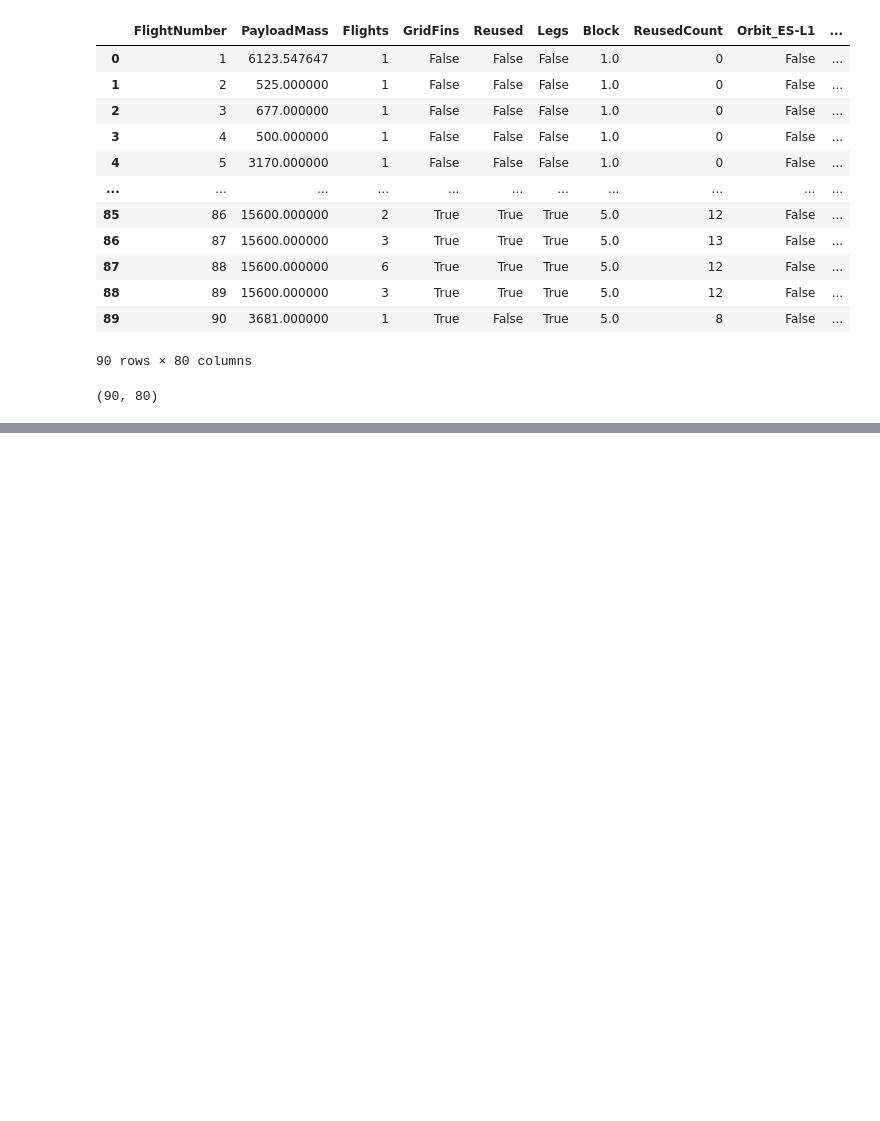
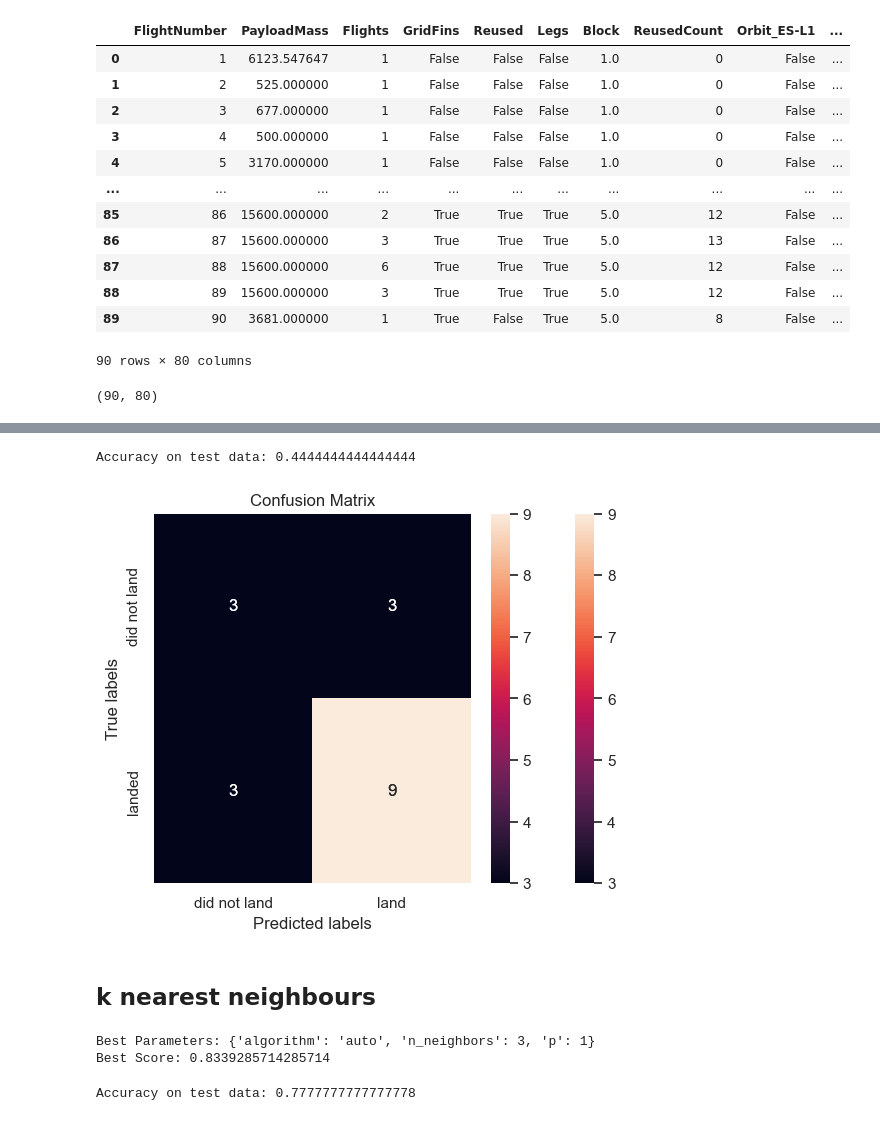
Before and after one commit to Bamwesigye-Calvin-Kiiza/SpaceX-data-science, a Jupyter notebook: space x data science .ipynb, the cells around one changed output, grey strips where cells are left out. Saved outputs shown, nothing was run; the diff lists cells and outputs as text; code cells hidden in the pictures; blank space fills up the shorter version.

```diff
--- a/space x data science .ipynb
+++ b/space x data science .ipynb
@@ -575,0 +989,25 @@ features_one_hot.to_csv('dataset_part_3.csv', index=False)
+# %%
+tree = DecisionTreeClassifier()
+
+
+parameters = {
+    'criterion': ['gini', 'entropy'],
+    'splitter': ['best', 'random'],
+    'max_depth': [2*n for n in range(1, 10)],
+    'max_features': ['auto', 'sqrt'],
+    'min_samples_leaf': [1, 2, 4],
+    'min_samples_split': [2, 5, 10]
+}
+
+# Create a GridSearchCV object
+tree_cv = GridSearchCV(tree, parameters, cv=10)  # cv=10 specifies 10-fold cross-validation
+
+# Fit the GridSearchCV object to the data to find the best parameters
+tree_cv.fit(x_train, y_train)  # Replace X_train and y_train with your training data
+
+# Get the best parameters and the best score
+best_params = tree_cv.best_params_
+best_score = tree_cv.best_score_
+
+print("Best Parameters:", best_params)
+print("Best Score:", best_score)
@@ -575,0 +1034,44 @@ features_one_hot.to_csv('dataset_part_3.csv', index=False)
+# %%
+accuracy = tree_cv.score(x_test, y_test)
+
+print("Accuracy on test data:", accuracy)
+# %% [output]
+Accuracy on test data: 0.4444444444444444
+# %%
+yhat = tree_cv.predict(x_test)
+plot_conf_mat(y_test,yhat)
+# %% [output]
+[figure, added]
+# %% [markdown]
+## k nearest neighbours
+# %%
+KNN = KNeighborsClassifier()
+
+# Define the parameter grid
+parameters = {
+    'n_neighbors': [1, 2, 3, 4, 5, 6, 7, 8, 9, 10],
+    'algorithm': ['auto', 'ball_tree', 'kd_tree', 'brute'],
+    'p': [1, 2]
+}
+
+# Create a GridSearchCV object
+knn_cv = GridSearchCV(KNN, parameters, cv=10)  # cv=10 specifies 10-fold cross-validation
+
+# Fit the GridSearchCV object to find the best parameters
+knn_cv.fit(x_train, y_train)  # Replace X_train and y_train with your training data
+
+# Get the best parameters and the best score
+best_params = knn_cv.best_params_
+best_score = knn_cv.best_score_
+
+print("Best Parameters:", best_params)
+print("Best Score:", best_score)
+# %% [output]
+Best Parameters: {'algorithm': 'auto', 'n_neighbors': 3, 'p': 1}
+Best Score: 0.8339285714285714
+# %%
+accuracy = knn_cv.score(x_test, y_test)
+
+print("Accuracy on test data:", accuracy)
+# %% [output]
+Accuracy on test data: 0.7777777777777778
```
Also changed, not shown: parts of 43 cells of this notebook.
